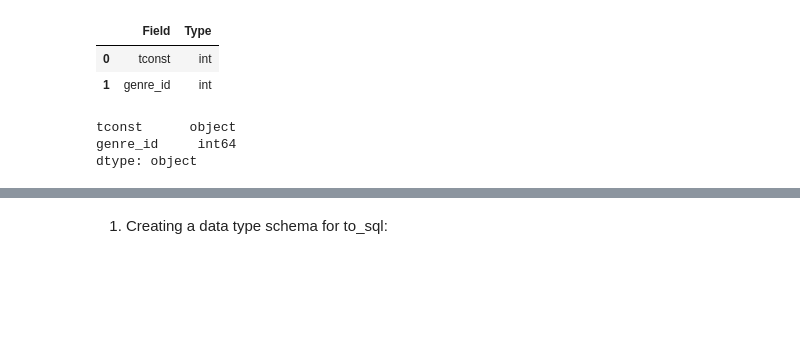
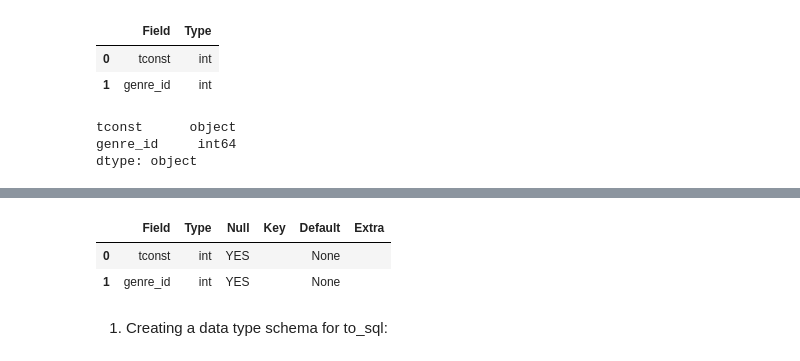
Before and after one commit to KirstenC32/Project-2-RETRY, a Jupyter notebook: Part 3b.ipynb, the cells around one changed output, grey strips where cells are left out. Cells and saved outputs as stored; diff of their text form; code cells hidden in the pictures; blank space fills up the shorter version.

```diff
--- a/Part 3b.ipynb
+++ b/Part 3b.ipynb
@@ -255,2 +264,10 @@ ValueError: invalid literal for int() with base 10: 'Action'
+# %%
+q = '''DESCRIBE title_genres;'''
+describe = pd.read_sql(q, engine)
+describe
+# %% [output]
+|  | Field | Type | Null | Key | Default | Extra |
+| 0 | tconst | int | YES |  | None |  |
+| 1 | genre_id | int | YES |  | None |  |
 # %% [markdown]
 1. Creating a data type schema for to_sql:
```
Also changed, not shown: parts of 20 cells of this notebook.
